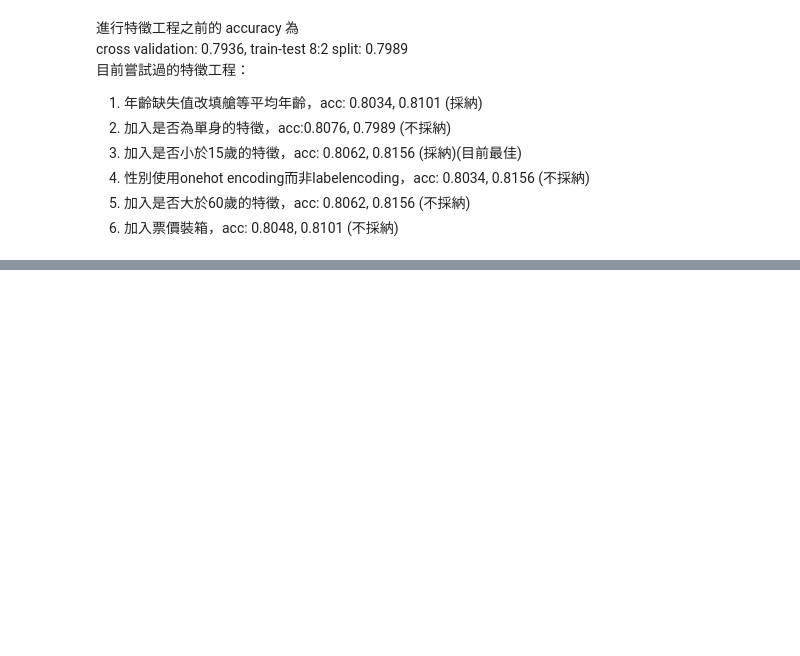
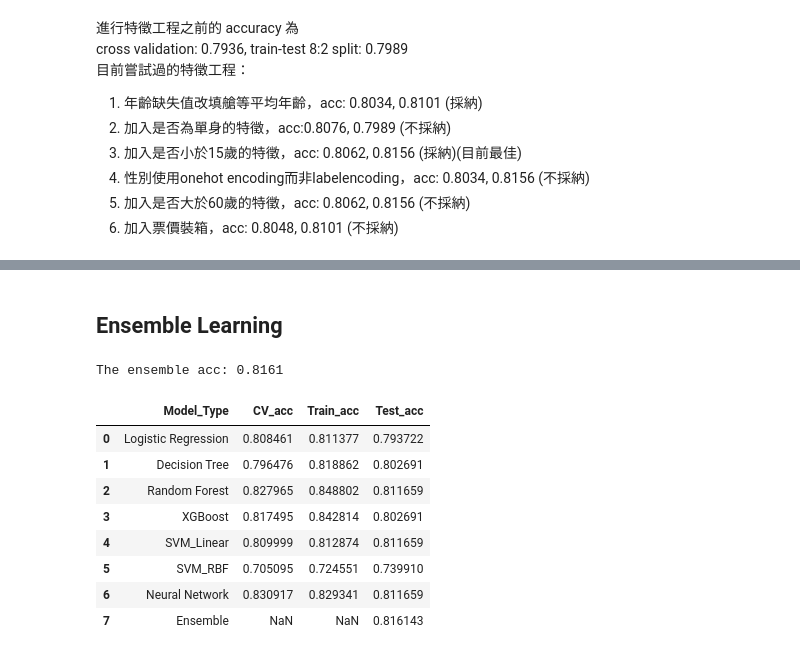
Before and after one commit to skyjadel/chang-s_titanic, a Jupyter notebook: Titanic_Task3.ipynb, the cells around one changed output, grey strips where cells are left out. Cells and saved outputs as stored; diff of their text form; code cells hidden in the pictures; blank space fills up the shorter version.

```diff
--- a/Titanic_Task3.ipynb
+++ b/Titanic_Task3.ipynb
@@ -233,0 +563,3 @@ cross validation: 0.7936, train-test 8:2 split: 0.7989
+# %%
+acc_df = pd.DataFrame(acc_dict)
+acc_df
@@ -233,0 +575,53 @@ cross validation: 0.7936, train-test 8:2 split: 0.7989
+# %% [markdown]
+## Ensemble Learning
+# %%
+model_list = [
+    'Logistic Regression',
+    'Decision Tree',
+    'Random Forest',
+    'XGBoost',
+    #'SVM_Linear',
+    #'SVM_RBF',
+    'Neural Network'
+    ]
+# model_list = ['Decision Tree',
+#               'Random Forest',
+#               'XGBoost']
+# %%
+Y_preds = []
+models = {}
+for this_model_type in model_list:
+  this_model = model_records[this_model_type][0]
+  models[this_model_type] = this_model
+  if this_model_type == 'Neural Network':
+    Y_pred = this_model(torch.Tensor(np.array(test_X).astype(np.float32)).to(device)).cpu().detach().numpy().reshape(-1,)
+    Y_pred[np.where(Y_pred<0.5)] = 0
+    Y_pred[np.where(Y_pred>=0.5)] = 1
+    Y_preds.append(Y_pred)
+  else:
+    Y_preds.append(this_model.predict(test_X))
+# %%
+Y_preds = np.array(Y_preds)
+mean_Y_pred = np.mean(Y_preds, axis=0)
+
+mean_Y_pred[np.where(mean_Y_pred>0.5)] = 1
+mean_Y_pred[np.where(mean_Y_pred<0.5)] = 0
+
+Y_true = np.array(test_y).reshape(-1)
+ensemble_acc = (np.sum(Y_true * mean_Y_pred) + np.sum((1-Y_true) * (1-mean_Y_pred)))/Y_true.shape[0]
+print(f'The ensemble acc: {ensemble_acc:.4f}')
+# %% [output]
+The ensemble acc: 0.8161
+# %%
+acc_df.loc[acc_df.shape[0]] = ['Ensemble', None, None, ensemble_acc]
+acc_df
+# %% [output]
+|  | Model_Type | CV_acc | Train_acc | Test_acc |
+| 0 | Logistic Regression | 0.808461 | 0.811377 | 0.793722 |
+| 1 | Decision Tree | 0.796476 | 0.818862 | 0.802691 |
+| 2 | Random Forest | 0.827965 | 0.848802 | 0.811659 |
+| 3 | XGBoost | 0.817495 | 0.842814 | 0.802691 |
+| 4 | SVM_Linear | 0.809999 | 0.812874 | 0.811659 |
+| 5 | SVM_RBF | 0.705095 | 0.724551 | 0.739910 |
+| 6 | Neural Network | 0.830917 | 0.829341 | 0.811659 |
+| 7 | Ensemble | NaN | NaN | 0.816143 |
```
Also changed, not shown: parts of 37 cells of this notebook.
